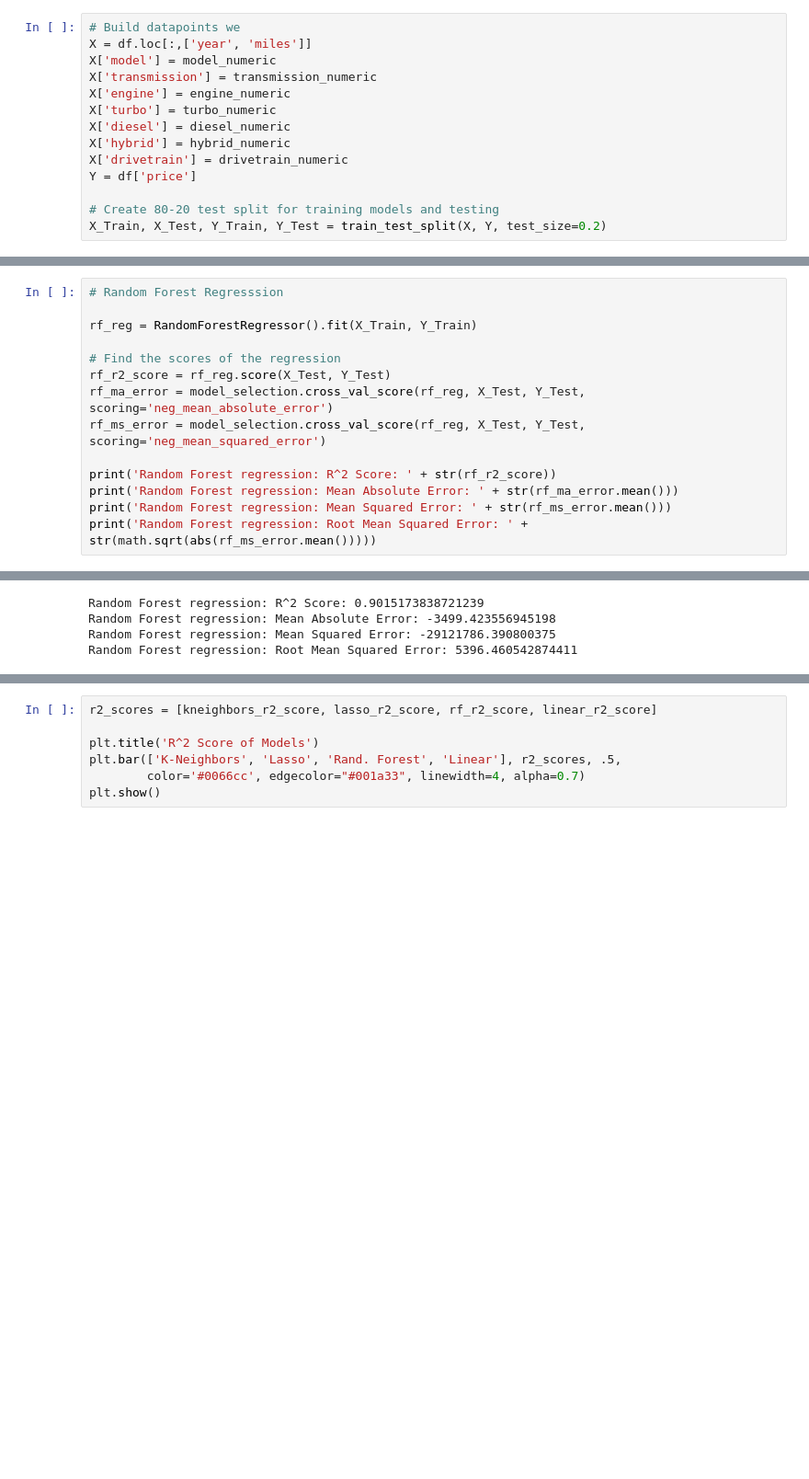
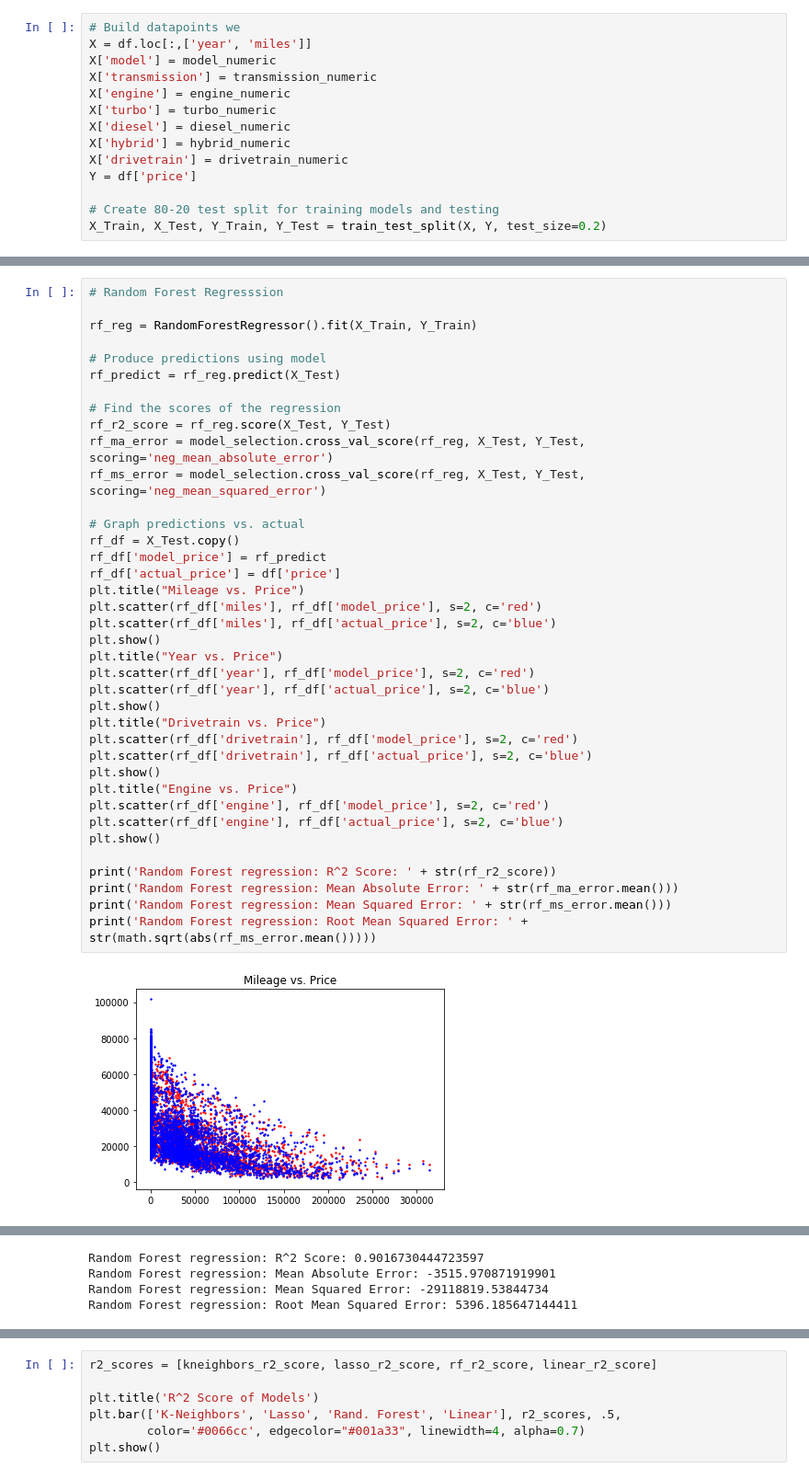
Before and after one commit to JosephNaberhaus/Ford-Cars-In-Iowa-Data-Science, a Jupyter notebook: PriceModel.ipynb, the cells around one changed output, grey strips where cells are left out. Shown at 92% size. Cells and saved outputs as stored; diff of their text form; blank space fills up the shorter version.

```diff
--- a/PriceModel.ipynb
+++ b/PriceModel.ipynb
@@ -124,15 +178,40 @@ Lasso regression: Root Mean Squared Error: 7775.501529256142
 # %%
 # Random Forest Regresssion
 
 rf_reg = RandomForestRegressor().fit(X_Train, Y_Train)
+
+# Produce predictions using model
+rf_predict = rf_reg.predict(X_Test)
 
 # Find the scores of the regression
 rf_r2_score = rf_reg.score(X_Test, Y_Test)
 rf_ma_error = model_selection.cross_val_score(rf_reg, X_Test, Y_Test, scoring='neg_mean_absolute_error')
 rf_ms_error = model_selection.cross_val_score(rf_reg, X_Test, Y_Test, scoring='neg_mean_squared_error')
 
+# Graph predictions vs. actual
+rf_df = X_Test.copy()
+rf_df['model_price'] = rf_predict
+rf_df['actual_price'] = df['price']
+plt.title("Mileage vs. Price")
+plt.scatter(rf_df['miles'], rf_df['model_price'], s=2, c='red')
+plt.scatter(rf_df['miles'], rf_df['actual_price'], s=2, c='blue')
+plt.show()
+plt.title("Year vs. Price")
+plt.scatter(rf_df['year'], rf_df['model_price'], s=2, c='red')
+plt.scatter(rf_df['year'], rf_df['actual_price'], s=2, c='blue')
+plt.show()
+plt.title("Drivetrain vs. Price")
+plt.scatter(rf_df['drivetrain'], rf_df['model_price'], s=2, c='red')
+plt.scatter(rf_df['drivetrain'], rf_df['actual_price'], s=2, c='blue')
+plt.show()
+plt.title("Engine vs. Price")
+plt.scatter(rf_df['engine'], rf_df['model_price'], s=2, c='red')
+plt.scatter(rf_df['engine'], rf_df['actual_price'], s=2, c='blue')
+plt.show()
+
 print('Random Forest regression: R^2 Score: ' + str(rf_r2_score))
 print('Random Forest regression: Mean Absolute Error: ' + str(rf_ma_error.mean()))
 print('Random Forest regression: Mean Squared Error: ' + str(rf_ms_error.mean()))
 print('Random Forest regression: Root Mean Squared Error: ' + str(math.sqrt(abs(rf_ms_error.mean()))))
 # %% [output]
+[figure, added]
@@ -139,7 +221,7 @@ print('Random Forest regression: Root Mean Squared Error: ' + str(math.sqrt(abs(
-Random Forest regression: R^2 Score: 0.9015173838721239
-Random Forest regression: Mean Absolute Error: -3499.423556945198
-Random Forest regression: Mean Squared Error: -29121786.390800375
-Random Forest regression: Root Mean Squared Error: 5396.460542874411
+Random Forest regression: R^2 Score: 0.9016730444723597
+Random Forest regression: Mean Absolute Error: -3515.970871919901
+Random Forest regression: Mean Squared Error: -29118819.53844734
+Random Forest regression: Root Mean Squared Error: 5396.185647144411
 # %%
 # Linear Regresssion
 
```
Also changed, not shown: parts of 11 cells of this notebook, 1 other file.
